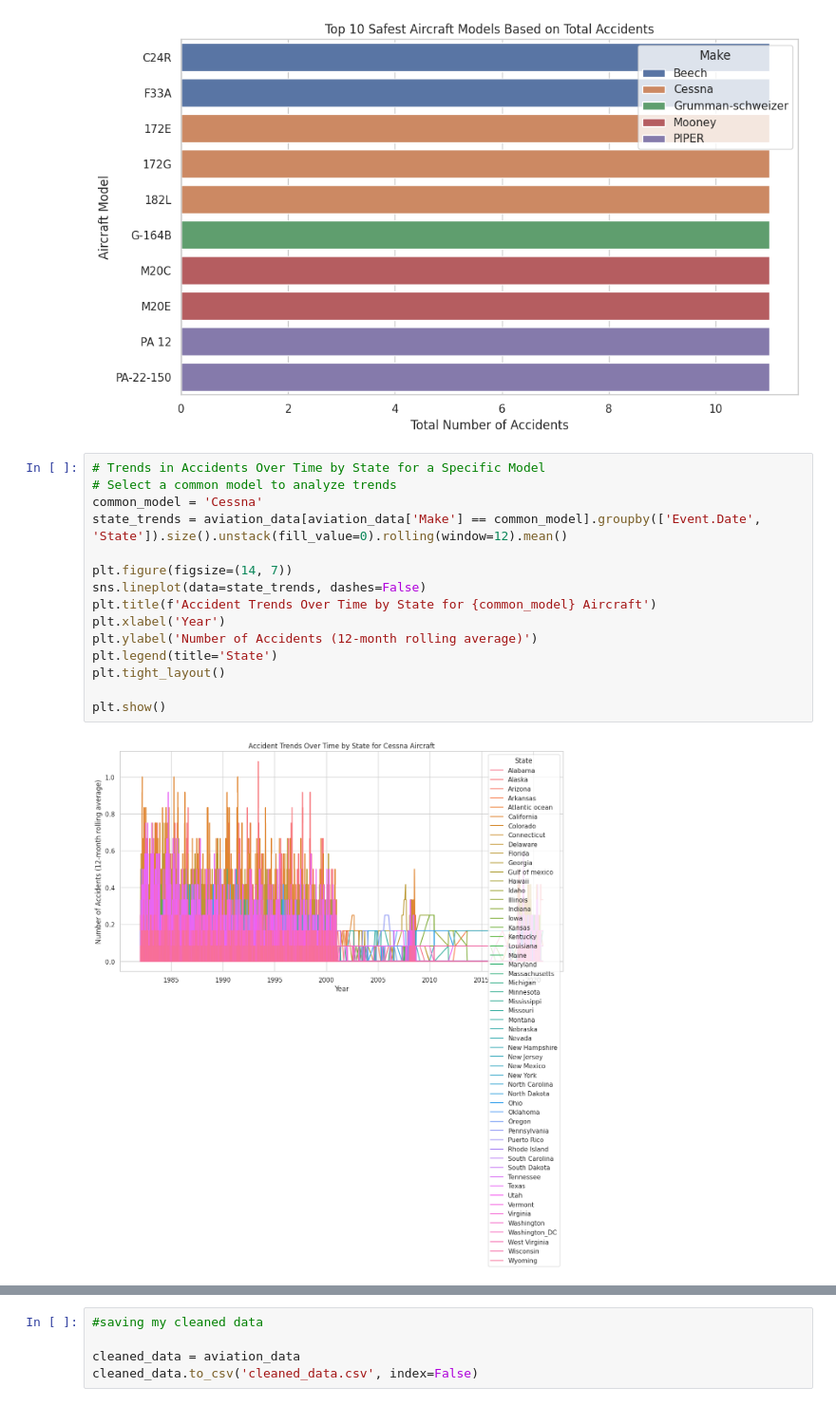
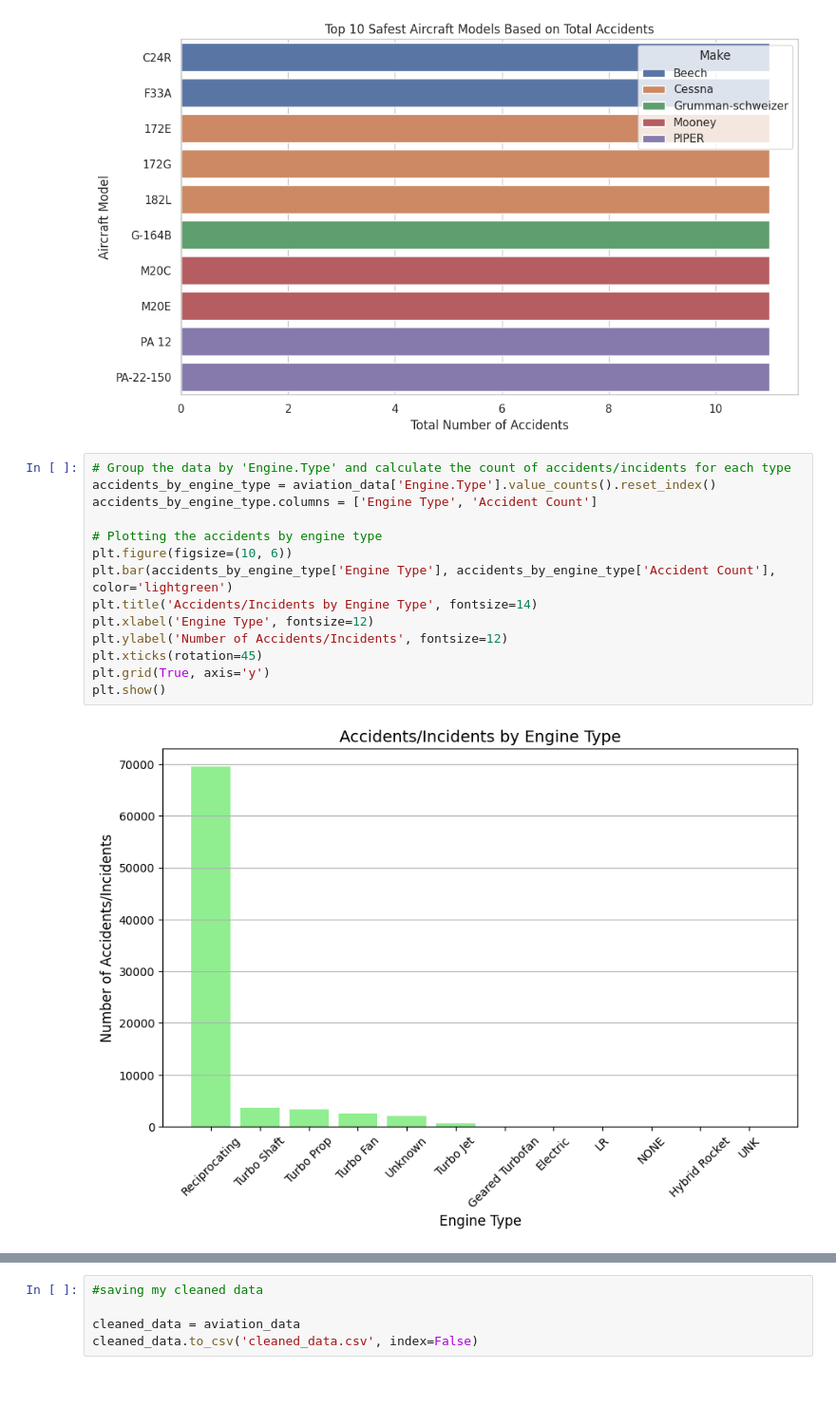
Before and after one commit to djdrjeff/phase1project, a Jupyter notebook: phaseoneproject.ipynb, the cells around one changed output, grey strips where cells are left out. Shown at 95% size. Drawn from its saved outputs; the diff is of its cells as text.

```diff
--- a/phaseoneproject.ipynb
+++ b/phaseoneproject.ipynb
@@ -153,20 +153,19 @@ plt.tight_layout()
 plt.show()
 # %% [output]
 [figure]
-# %%
-# Trends in Accidents Over Time by State for a Specific Model
-# Select a common model to analyze trends
-common_model = 'Cessna'
-state_trends = aviation_data[aviation_data['Make'] == common_model].groupby(['Event.Date', 'State']).size().unstack(fill_value=0).rolling(window=12).mean()
-
-plt.figure(figsize=(14, 7))
-sns.lineplot(data=state_trends, dashes=False)
-plt.title(f'Accident Trends Over Time by State for {common_model} Aircraft')
-plt.xlabel('Year')
-plt.ylabel('Number of Accidents (12-month rolling average)')
-plt.legend(title='State')
-plt.tight_layout()
-
-plt.show()
-# %% [output]
-[figure, removed]
+# %%
+# Group the data by 'Engine.Type' and calculate the count of accidents/incidents for each type
+accidents_by_engine_type = aviation_data['Engine.Type'].value_counts().reset_index()
+accidents_by_engine_type.columns = ['Engine Type', 'Accident Count']
+
+# Plotting the accidents by engine type
+plt.figure(figsize=(10, 6))
+plt.bar(accidents_by_engine_type['Engine Type'], accidents_by_engine_type['Accident Count'], color='lightgreen')
+plt.title('Accidents/Incidents by Engine Type', fontsize=14)
+plt.xlabel('Engine Type', fontsize=12)
+plt.ylabel('Number of Accidents/Incidents', fontsize=12)
+plt.xticks(rotation=45)
+plt.grid(True, axis='y')
+plt.show()
+# %% [output]
+[figure, added]
```
Also changed, not shown: parts of 6 cells of this notebook.
